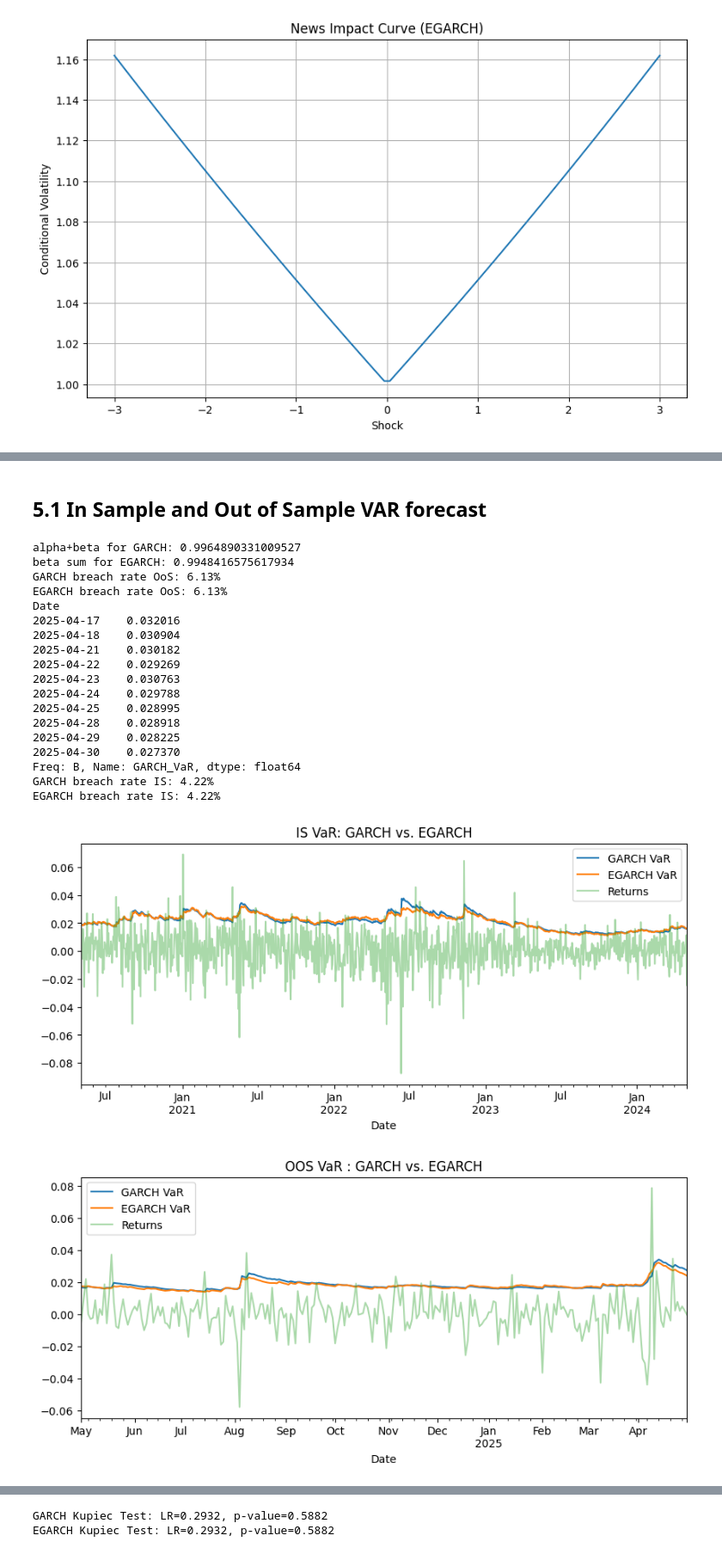
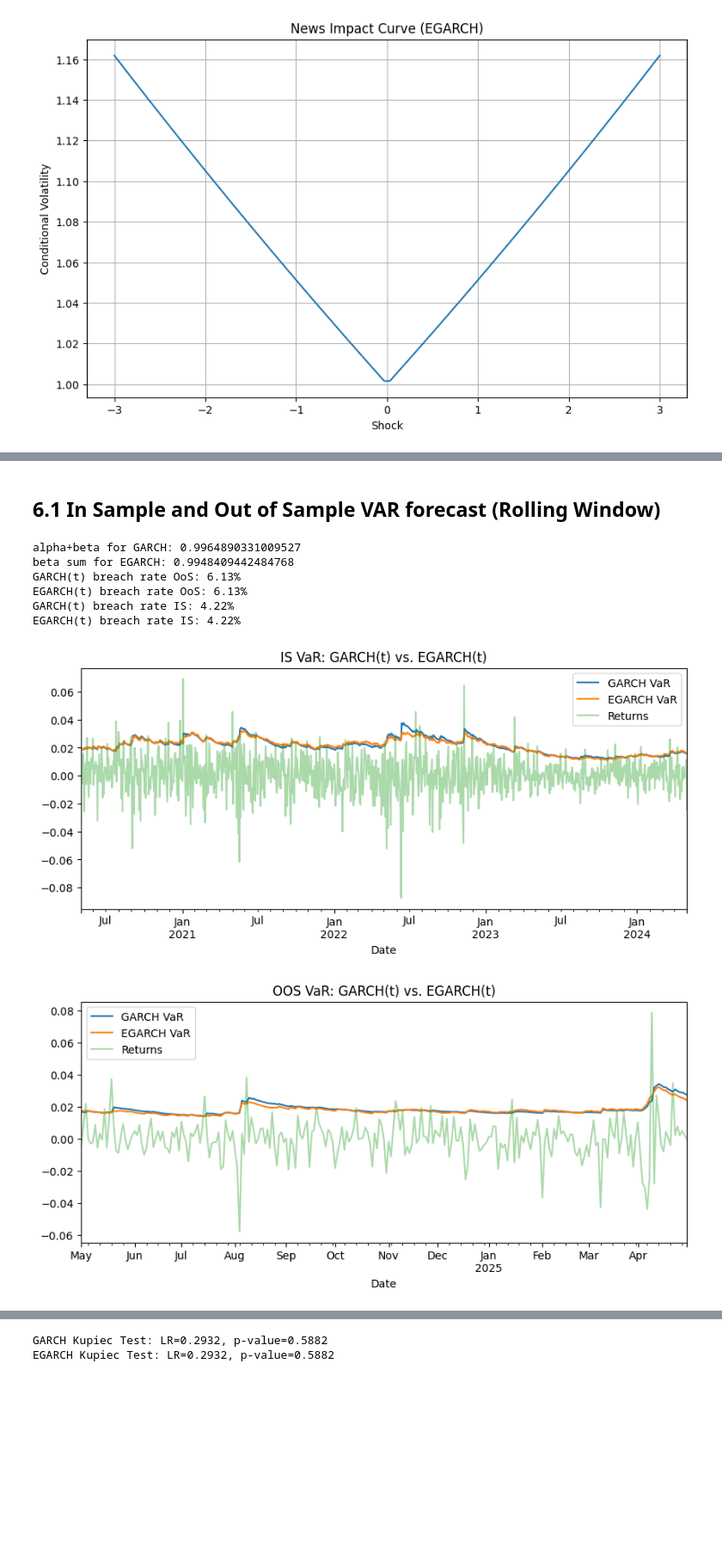
Before and after one commit to Shahahaha11/TSA_project, a Jupyter notebook: TSA_Project.ipynb, the cells around one changed output, grey strips where cells are left out. Shown at 86% size. Drawn from its saved outputs; the diff is of its cells as text; code cells hidden in the pictures; blank space fills up the shorter version.

```diff
--- a/TSA_Project.ipynb
+++ b/TSA_Project.ipynb
@@ -257,8 +257,8 @@ ARCH LM test confirmed removal of ARCH effects.
 
 EGARCH explicitly models asymmetries in returns and accounts for the leverage effect (negative shocks increasing volatility more than positive ones).
 # %%
-def fit_garch(train_returns_pct, p =1, q=1):
-    model = arch_model(train_returns_pct, vol='GARCH', p=p, q=q, dist='t')
+def fit_garch(train_returns_pct, p =1, q=1, dist='ged'):
+    model = arch_model(train_returns_pct, vol='GARCH', p=p, q=q, dist=dist)
     res   = model.fit(disp='off')
     alpha = res.params["alpha[1]"]
     beta  = res.params["beta[1]"]
@@ -269,10 +269,10 @@ def fit_garch(train_returns_pct, p =1, q=1):
     return res, alpha, beta, std_resid
 
 # --- 1. fit EGARCH once to get in-sample annualized σ̂ ----------------------
-def fit_egarch(train_returns_pct, p=1, o=1, q=1, start_params=None):
+def fit_egarch(train_returns_pct, p=1, o=1, q=1, dist = 'ged', start_params=None):
 
     model = arch_model(train_returns_pct, vol='EGARCH',
-                       p=p, o=o, q=q, dist='t')
+                       p=p, o=o, q=q, dist=dist)
     res   = model.fit(disp='off', starting_values=start_params)
     alpha = res.params["alpha[1]"]
     beta  = res.params["beta[1]"]
@@ -283,10 +283,9 @@ def fit_egarch(train_returns_pct, p=1, o=1, q=1, start_params=None):
     return res, alpha, beta, std_resid
 # %%
 def rolling_garch_var(train_test, split_idx, alpha=0.05, window=None,
-                      p=1, q=1, o=1, vol='GARCH', start_params=None):
+                      p=1, q=1, o=1, vol='GARCH', dist= 'ged', start_params=None):
 
     start_params = start_params
-    start_params_1 = np.array([0.0, 0.0, 0.05, 0.0, 0.90, 8.0])
     test_index  = train_test.loc[split_idx:].index[1:]
     sig2_list, var_list = [], []
 
@@ -296,9 +295,9 @@ def rolling_garch_var(train_test, split_idx, alpha=0.05, window=None,
             train_slice = train_slice.tail(window)
 
         if vol == 'GARCH':
-            res, arch_alpha, beta, _ = fit_garch(train_slice*100, p=p, q=q)
+            res, arch_alpha, beta, _ = fit_garch(train_slice*100, p=p, q=q, dist = dist)
         else:
-            res, arch_alpha, beta, _ = fit_egarch(train_slice*100, p=p, o=o, q=q, start_params=start_params)
+            res, arch_alpha, beta, _ = fit_egarch(train_slice*100, p=p, o=o, q=q, dist=dist,start_params=start_params)
         if getattr(res, "converged", getattr(res, "success", True)):
             start_params = res.params.values
 
@@ -310,9 +309,9 @@ def rolling_garch_var(train_test, split_idx, alpha=0.05, window=None,
     return (pd.Series(sig2_list, index=test_index, name=f'{vol}_σ2'),
             pd.Series(var_list,  index=test_index, name=f'{vol}_VaR'))
 
-
+#%%
 def rolling_garch_var_1(train_test, split_idx, alpha=0.05, window=None,
-                      p=1, q=1, o=1, vol='GARCH', start_params=None):
+                      p=1, q=1, o=1, vol='GARCH',dist = 'ged', start_params=None):
 
     start_params = start_params
     test_index  = train_test.loc[split_idx:].index[1:]
@@ -324,9 +323,9 @@ def rolling_garch_var_1(train_test, split_idx, alpha=0.05, window=None,
             train_slice = train_slice.tail(window)
 
         if vol == 'GARCH':
-            res, arch_alpha, beta, _ = fit_garch(train_slice*100, p=p, q=q)
+            res, arch_alpha, beta, _ = fit_garch(train_slice*100, p=p, q=q, dist = dist)
         else:
-            res, arch_alpha, beta, _ = fit_egarch(train_slice*100, p=p, o=o, q=q, start_params=start_params)
+            res, arch_alpha, beta, _ = fit_egarch(train_slice*100, p=p, o=o, q=q, dist= dist, start_params=start_params)
         if getattr(res, "converged", getattr(res, "success", True)):
             start_params = res.params.values
 
@@ -448,5 +342,0 @@ def main_1(train, test, alpha=0.05, window= None, p=5, o=1, q=5, prev_params=Non
-# %%
-prev_params = np.array([0.0, 0.0, 0.05, 0.0, 0.90, 8.0])  # [μ, ω, α1, γ1, β1, ν]
-if __name__ == "__main__":
-
-    res_g_0, res_e_0, VaR_g_0, VaR_e_0, vr_g_0, vr_e_0, std_resid_gar_0, std_resid_egar_0  = main(train, test, alpha=0.05, window= None, p=1, o=1, q=1, prev_params=prev_params)
@@ -767,29 +913,17 @@ p-values > 0.05 indicated no significant violation of the 5% VaR coverage level.
 # %% [markdown]
-## 5.1 In Sample  and Out of Sample VAR forecast
+## 6.1 In Sample  and Out of Sample VAR forecast (Rolling Window)
 # %%
-prev_params = np.array([0.0, 0.0, 0.05, 0.0, 0.90, 8.0])  # [μ, ω, α1, γ1, β1, ν]
+# Rolling window estimation (window=700) using chosen t_distribution
 if __name__ == "__main__":
     # pick one version to run
-    res_g_0, res_e_0, VaR_g_0, VaR_e_0, vr_g_0, vr_e_0, std_resid_gar_0, std_resid_egar_0  = main(train, test, alpha=0.05, window= 700, p=1, o=1, q=1, prev_params=prev_params)
+    res_g_0, res_e_0, VaR_g_0, VaR_e_0, vr_g_0, vr_e_0, std_resid_gar_0, std_resid_egar_0  = main(train, test, alpha=0.05, window= 700, p=1, o=1, q=1, dist='t')
 # %% [output]
 alpha+beta for GARCH: 0.9964890331009527
-beta sum for EGARCH: 0.9948416575617934
-GARCH breach rate OoS: 6.13%
-EGARCH breach rate OoS: 6.13%
-Date
-2025-04-17    0.032016
-2025-04-18    0.030904
-2025-04-21    0.030182
-2025-04-22    0.029269
-2025-04-23    0.030763
-2025-04-24    0.029788
-2025-04-25    0.028995
-2025-04-28    0.028918
-2025-04-29    0.028225
-2025-04-30    0.027370
-Freq: B, Name: GARCH_VaR, dtype: float64
-GARCH breach rate IS: 4.22%
-EGARCH breach rate IS: 4.22%
+beta sum for EGARCH: 0.9948409442484768
+GARCH(t) breach rate OoS: 6.13%
+EGARCH(t) breach rate OoS: 6.13%
+GARCH(t) breach rate IS: 4.22%
+EGARCH(t) breach rate IS: 4.22%
-[figure, old version]
+[figure, new version]
-[figure, old version]
+[figure, new version]
 # %% [markdown]
```
Also changed, not shown: parts of 49 cells of this notebook, 2 other files.
